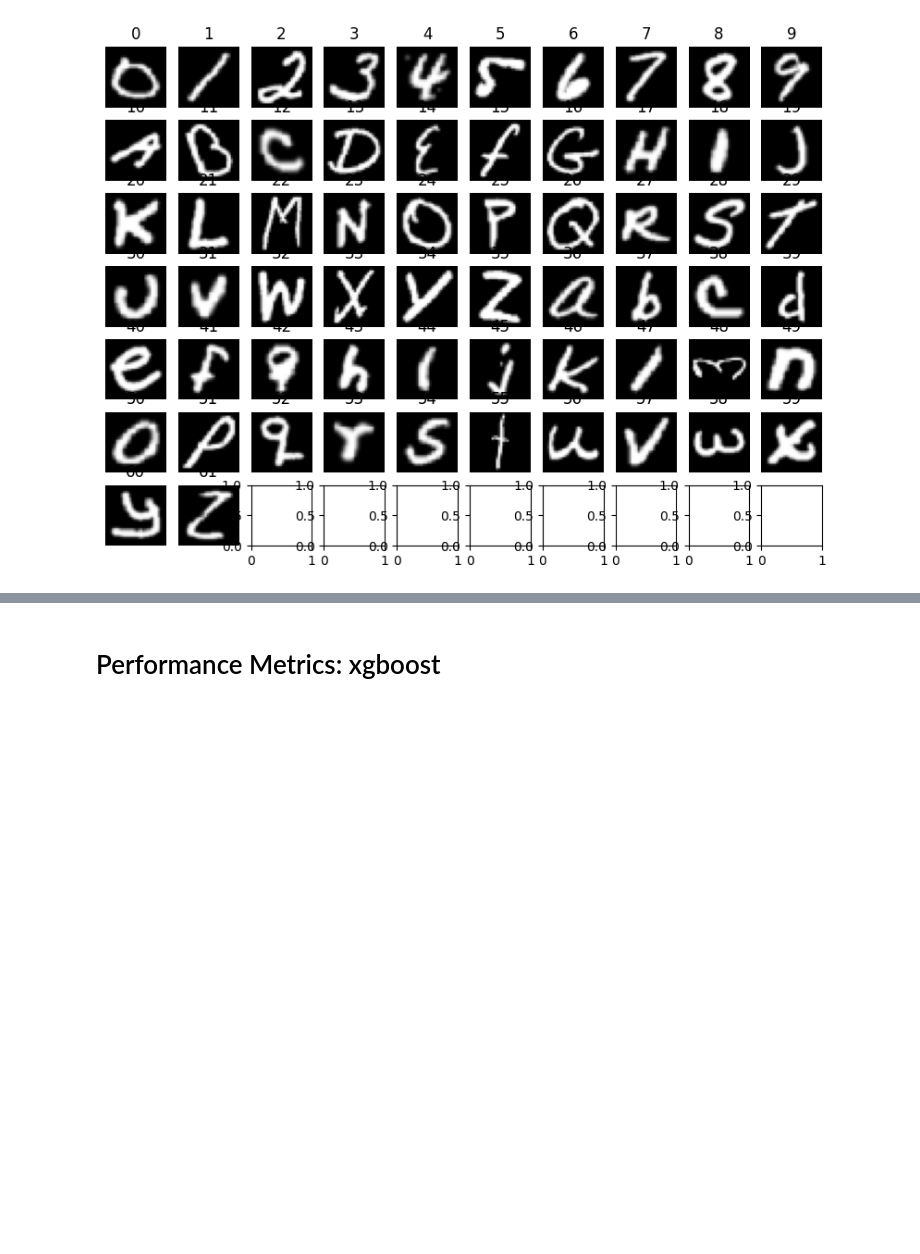
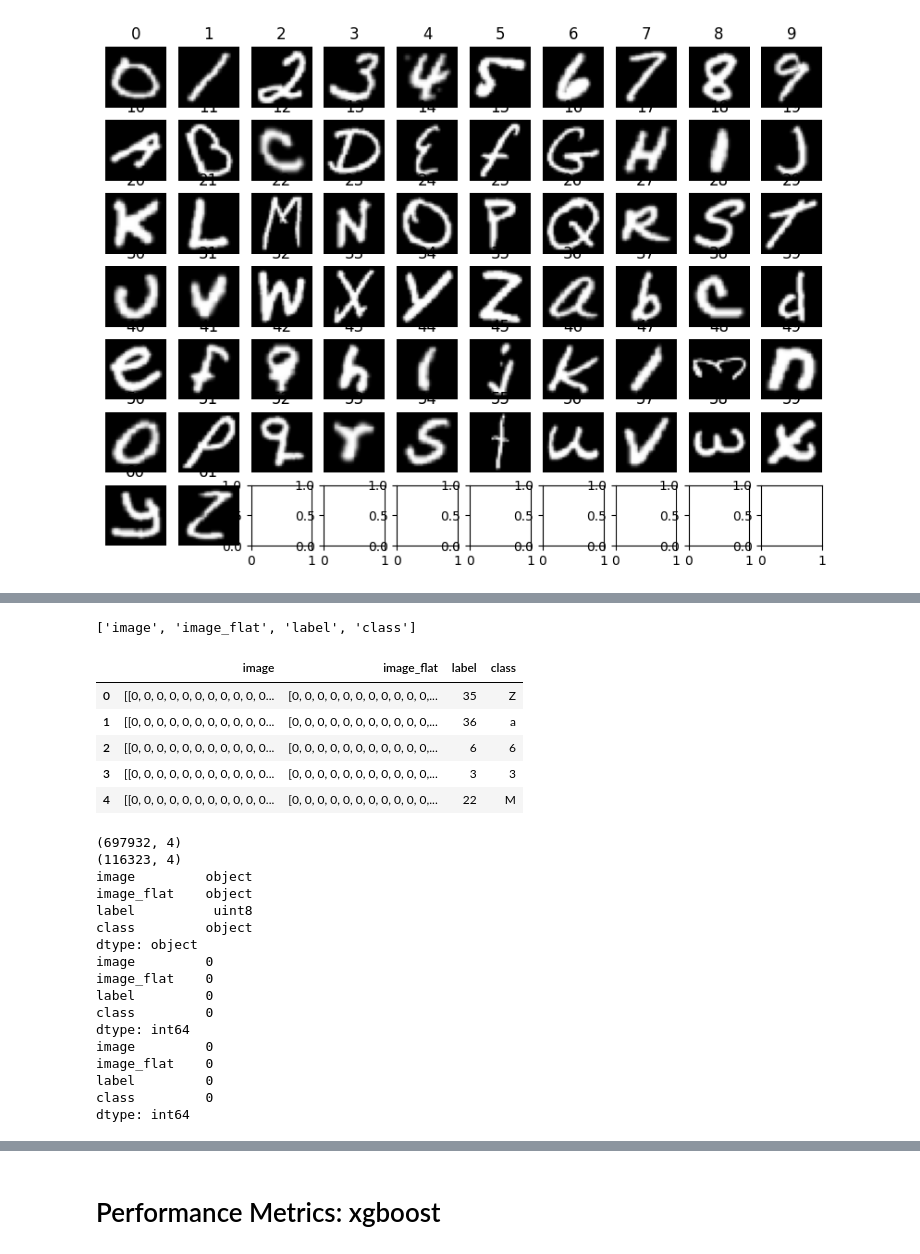
Before and after one commit to Kcole3/datasci_223, a Jupyter notebook: exercises/4-classification/Classification.ipynb, the cells around one changed output, grey strips where cells are left out. Cells and saved outputs as stored; diff of their text form; code cells hidden in the pictures; blank space fills up the shorter version.

Commit message:
updated version of assignment

```diff
--- a/exercises/4-classification/Classification.ipynb
+++ b/exercises/4-classification/Classification.ipynb
@@ -221,23 +240,50 @@ show_grid(train.sample(25), title='Random 25 images')
 # %%
-display(train)
-
-#Exploratory analysis
-
-#Quick Descriptive statistics
+#Quick Descriptive statistics- We had already explored the data in assignment #2, so I did not do a comprehensive exploratory analysis
 
 #Get list of column name
 print(train.columns. values. tolist())
 
 #Print first 4 rows
 #print(raw_train.head())
 display(train.head())
 
 #Identify number of rows and columns
 print(train.shape)
 print(valid.shape)
 
 #Identify column types
 column_types = train.dtypes
 print(column_types)
 
-filtered_train = train[train['class'] == "0"]
+#Assess for missing values in the train/valid set, of which there are none
+
+missing_values = train.isnull().sum()
+print(missing_values)
+
+missing_values2 = valid.isnull().sum()
+print(missing_values2)
+# %% [output]
+['image', 'image_flat', 'label', 'class']
+|  | image | image_flat | label | class |
+| 0 | [[0, 0, 0, 0, 0, 0, 0, 0, 0, 0, 0... | [0, 0, 0, 0, 0, 0, 0, 0, 0, 0, 0,... | 35 | Z |
+| 1 | [[0, 0, 0, 0, 0, 0, 0, 0, 0, 0, 0... | [0, 0, 0, 0, 0, 0, 0, 0, 0, 0, 0,... | 36 | a |
+| 2 | [[0, 0, 0, 0, 0, 0, 0, 0, 0, 0, 0... | [0, 0, 0, 0, 0, 0, 0, 0, 0, 0, 0,... | 6 | 6 |
+| 3 | [[0, 0, 0, 0, 0, 0, 0, 0, 0, 0, 0... | [0, 0, 0, 0, 0, 0, 0, 0, 0, 0, 0,... | 3 | 3 |
+| 4 | [[0, 0, 0, 0, 0, 0, 0, 0, 0, 0, 0... | [0, 0, 0, 0, 0, 0, 0, 0, 0, 0, 0,... | 22 | M |
+(697932, 4)
+(116323, 4)
+image         object
+image_flat    object
+label          uint8
+class         object
+dtype: object
+image         0
+image_flat    0
+label         0
+class         0
+dtype: int64
+image         0
+image_flat    0
+label         0
+class         0
+dtype: int64
```
Also changed, not shown: parts of 33 cells of this notebook.
